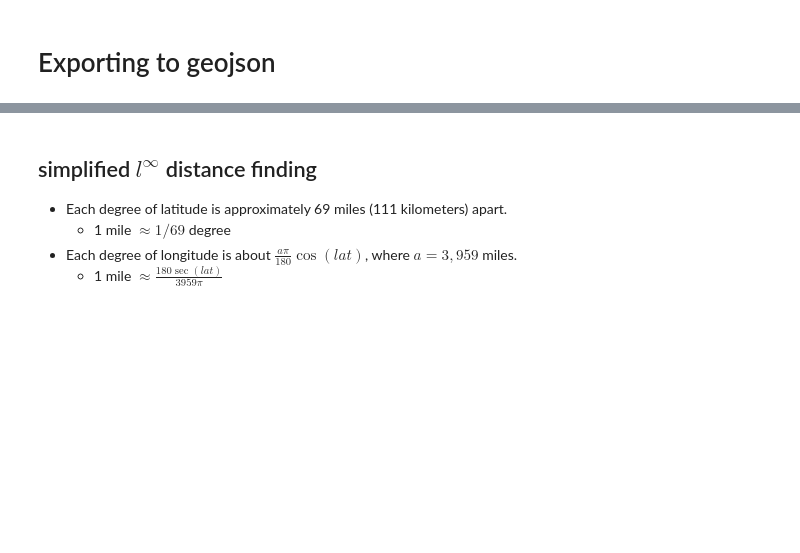
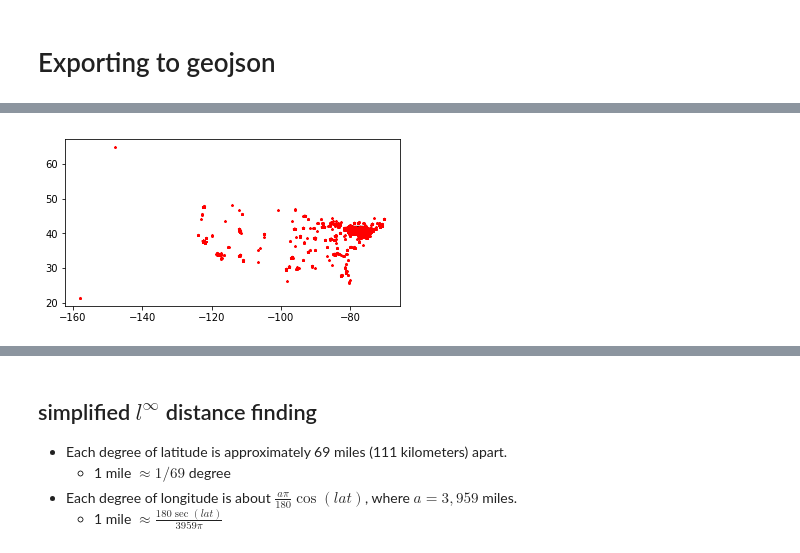
Before and after one commit to phrig/cheapest_seats_analysis, a Jupyter notebook: Geopandas experiment.ipynb, the cells around one changed output, grey strips where cells are left out. Cells and saved outputs as stored; diff of their text form; code cells hidden in the pictures; blank space fills up the shorter version.

```diff
--- a/Geopandas experiment.ipynb
+++ b/Geopandas experiment.ipynb
@@ -45,9 +30,24 @@ def to_geojson(df):
-# %%
-fc = FeatureCollection([y for y in to_geojson(debt)])
 # %%
+from geojson import Feature, FeatureCollection, Point
+import geojson
 import tempfile
 from os.path import join
 import shutil
+
+def to_geojson(df):
+    for i, x in df.iterrows():
+        geometry = None
+        if not np.isnan(x.lat):
+            geometry = Point((x.long, x.lat))
+        properties = json.loads(x.to_json())
+        yield Feature(geometry=geometry,
+                      properties=properties)
+    return
+
+
+def to_feature_collection(df):
+    return FeatureCollection([y for y in to_geojson(df)])
+
 
 def load_feature_collection(fc):
     # Convert a FeatureCollection to a GeoDataFrame.
@@ -66,3 +66,8 @@ def load_feature_collection(fc):
     gdf = gpd.read_file(fname, driver='GeoJSON')
     shutil.rmtree(tempdir)
     return gdf
+
+
+def to_geopandas(df):
+    fc = to_feature_collection(df)
+    return load_feature_collection(fc)
@@ -70,0 +76,6 @@ gdf = load_feature_collection(fc)
+# %%
+geo_contrib = to_geopandas(contrib)
+geo_debt = to_geopandas(debt)
+geo_expense = to_geopandas(expense)
+geo_filer = to_geopandas(filer)
+geo_receipt = to_geopandas(receipt)
@@ -71,3 +84,7 @@ gdf = load_feature_collection(fc)
 # %%
-base = pa_counties.plot(color='white', edgecolor='black')
-gdf.plot(ax=base, marker='*', color='red', markersize=5);
+import matplotlib.pyplot as plt
+%matplotlib inline
+
+def plot(foreground, background):
+    base = background.plot(color='white', edgecolor='black')
+    return foreground.plot(ax=base, marker='*', color='red', markersize=5);
@@ -75,0 +95,4 @@ gdf.plot(ax=base, marker='*', color='red', markersize=5);
+# %%
+plot(geo_expense, pa_counties);
+# %% [output]
+[figure, added]
```
Also changed, not shown: parts of 12 cells of this notebook, 1 other file.
